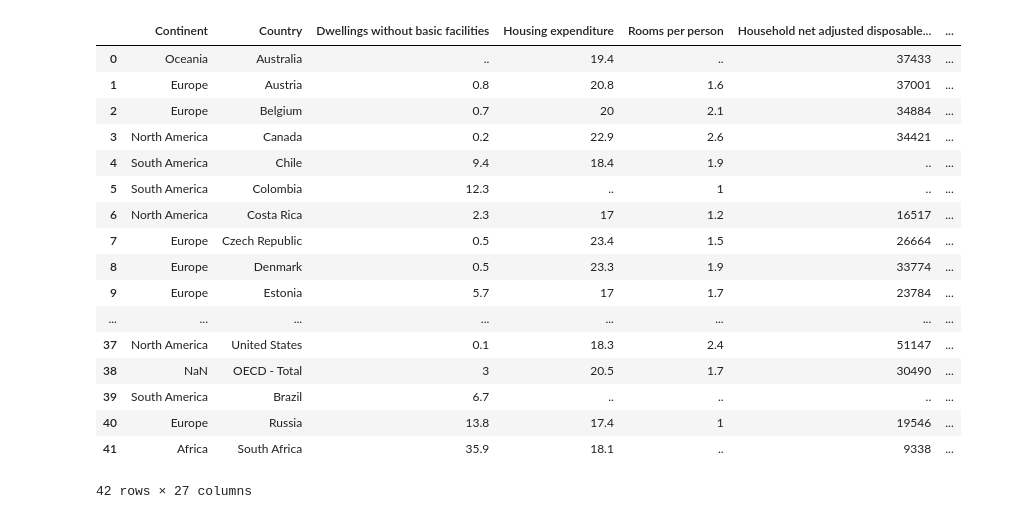
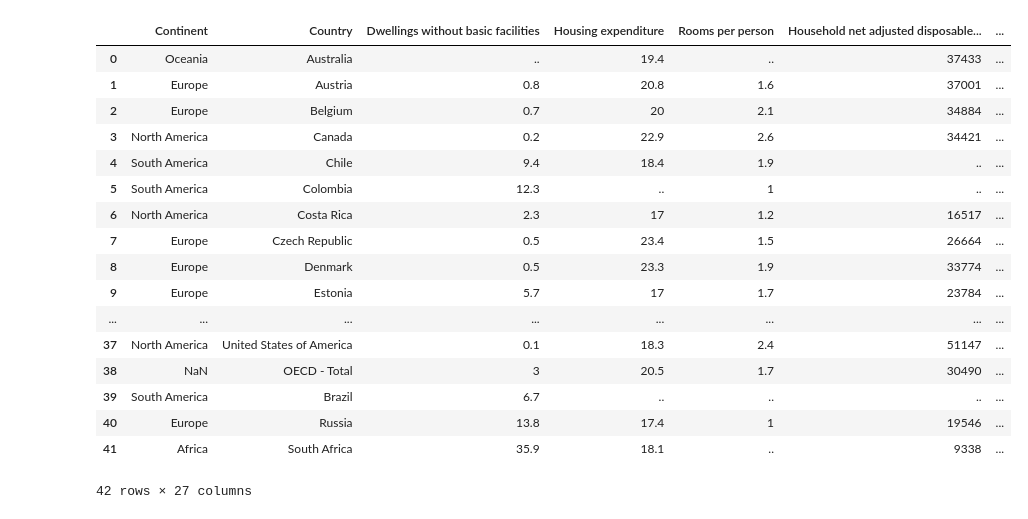
Before and after one commit to 28Storm28/CSC3833_Coursework_1, a Jupyter notebook: data_wrangling.ipynb, the cells around one changed output. Drawn from its saved outputs; the diff is of its cells as text; code cells hidden in the pictures.

```diff
--- a/data_wrangling.ipynb
+++ b/data_wrangling.ipynb
@@ -1,31 +1,33 @@
 # %%
 import pandas as pd
 import altair as alt
 import seaborn as sns
 import matplotlib.pyplot as plt
 import numpy as np
 import geopandas as gpd
 from sklearn.linear_model import LinearRegression
 # The data is given in the form of an excel sheet
 # Open the excel sheet
 file_path = 'data/OECD_betterLifeIndex.xlsx'
 sheet_name = 'PyhtonReadable'
 df = pd.read_excel(file_path, sheet_name=sheet_name)
+# Strip whitespace
+df['Continent'] = df['Continent'].str.replace(r'\s', '').str.strip()
 df
 # %% [output]
 |  | Continent | Country | Dwellings without basic facilities | Housing expenditure | Rooms per person | Household net adjusted disposable... | ... |
 | 0 | Oceania | Australia | .. | 19.4 | .. | 37433 | ... |
 | 1 | Europe | Austria | 0.8 | 20.8 | 1.6 | 37001 | ... |
 | 2 | Europe | Belgium | 0.7 | 20 | 2.1 | 34884 | ... |
 | 3 | North America | Canada | 0.2 | 22.9 | 2.6 | 34421 | ... |
 | 4 | South America | Chile | 9.4 | 18.4 | 1.9 | .. | ... |
 | 5 | South America | Colombia | 12.3 | .. | 1 | .. | ... |
 | 6 | North America | Costa Rica | 2.3 | 17 | 1.2 | 16517 | ... |
 | 7 | Europe | Czech Republic | 0.5 | 23.4 | 1.5 | 26664 | ... |
 | 8 | Europe | Denmark | 0.5 | 23.3 | 1.9 | 33774 | ... |
 | 9 | Europe | Estonia | 5.7 | 17 | 1.7 | 23784 | ... |
 | ... | ... | ... | ... | ... | ... | ... | ... |
-| 37 | North America | United States | 0.1 | 18.3 | 2.4 | 51147 | ... |
+| 37 | North America | United States of America | 0.1 | 18.3 | 2.4 | 51147 | ... |
 | 38 | NaN | OECD - Total | 3 | 20.5 | 1.7 | 30490 | ... |
 | 39 | South America | Brazil | 6.7 | .. | .. | .. | ... |
 | 40 | Europe | Russia | 13.8 | 17.4 | 1 | 19546 | ... |
```
Also changed, not shown: parts of 3 cells of this notebook, 1 other file.
